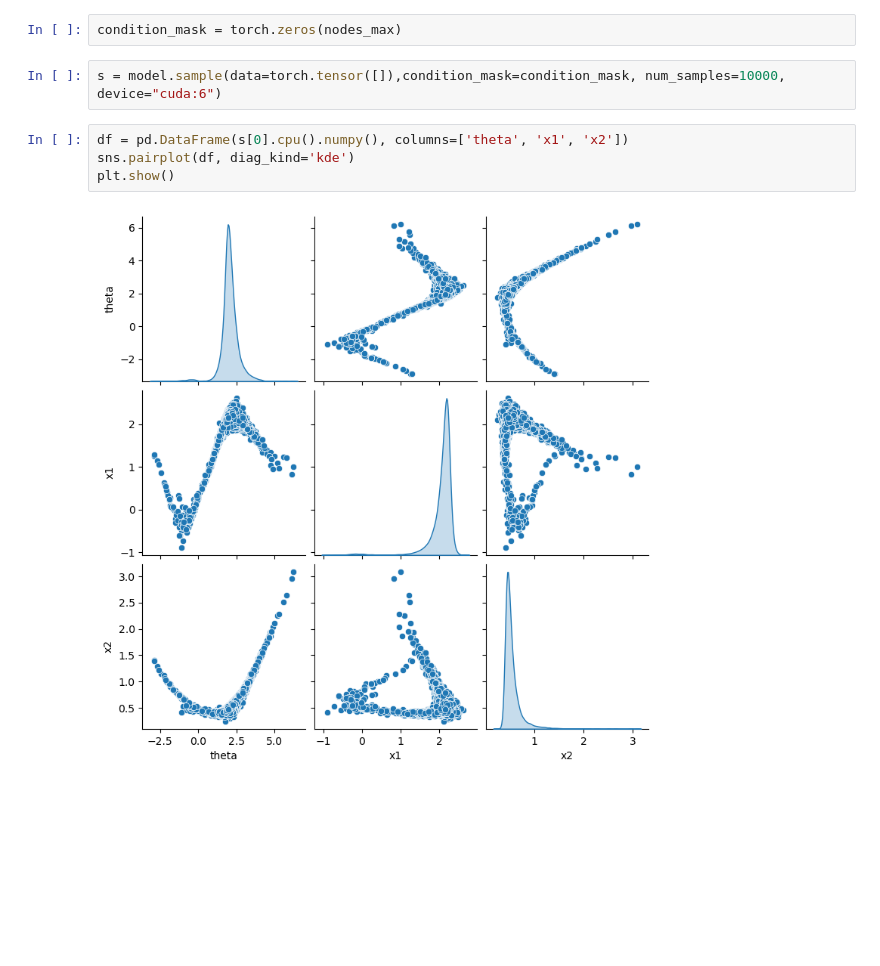
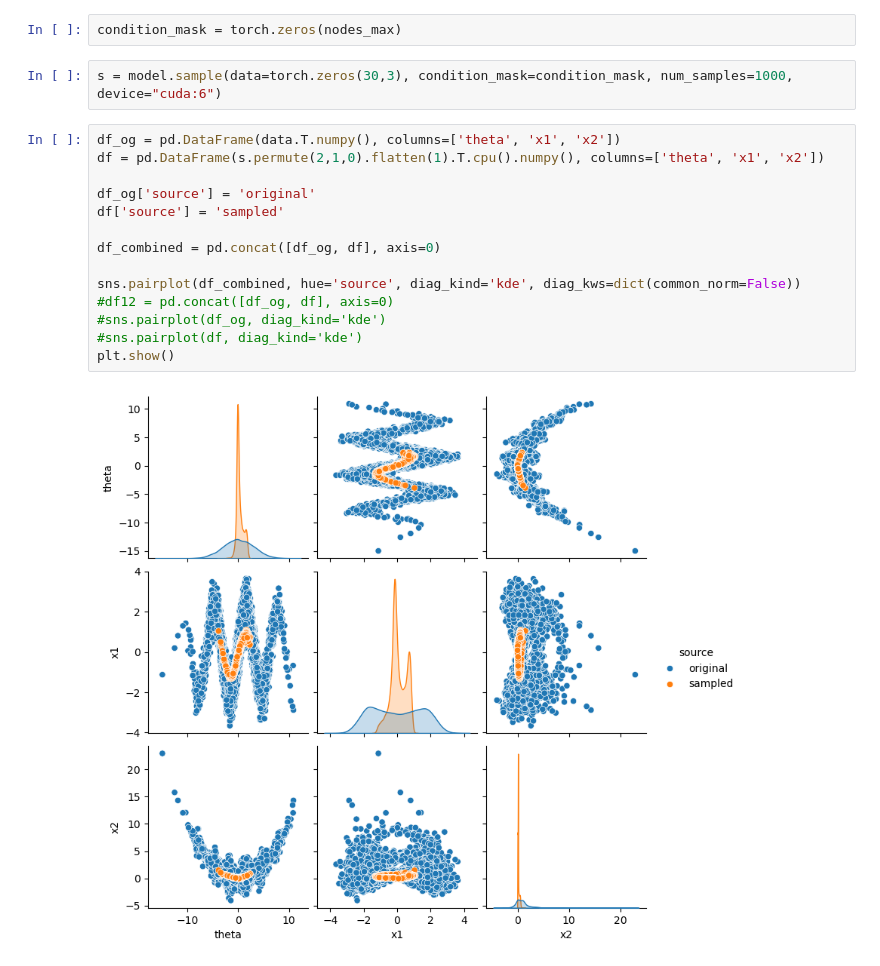
Before and after one commit to bGuenes/sbi_model_comparison, a Jupyter notebook: test_model.ipynb, the cells around one changed output. Saved outputs shown, nothing was run; the diff lists cells and outputs as text; blank space fills up the shorter version.

```diff
--- a/test_model.ipynb
+++ b/test_model.ipynb
@@ -52,10 +52,20 @@ plt.show()
 # %%
 condition_mask = torch.zeros(nodes_max)
 # %%
-s = model.sample(data=torch.tensor([]),condition_mask=condition_mask, num_samples=10000, device="cuda:6")
+s = model.sample(data=torch.zeros(30,3), condition_mask=condition_mask, num_samples=1000, device="cuda:6")
-# %%
-df = pd.DataFrame(s[0].cpu().numpy(), columns=['theta', 'x1', 'x2'])
-sns.pairplot(df, diag_kind='kde')
-plt.show()
-# %% [output]
-[figure, removed]
+# %%
+df_og = pd.DataFrame(data.T.numpy(), columns=['theta', 'x1', 'x2'])
+df = pd.DataFrame(s.permute(2,1,0).flatten(1).T.cpu().numpy(), columns=['theta', 'x1', 'x2'])
+
+df_og['source'] = 'original'
+df['source'] = 'sampled'
+
+df_combined = pd.concat([df_og, df], axis=0)
+
+sns.pairplot(df_combined, hue='source', diag_kind='kde', diag_kws=dict(common_norm=False))
+#df12 = pd.concat([df_og, df], axis=0)
+#sns.pairplot(df_og, diag_kind='kde')
+#sns.pairplot(df, diag_kind='kde')
+plt.show()
+# %% [output]
+[figure, added]
```
Also changed, not shown: parts of 5 cells of this notebook, 4 other files.
